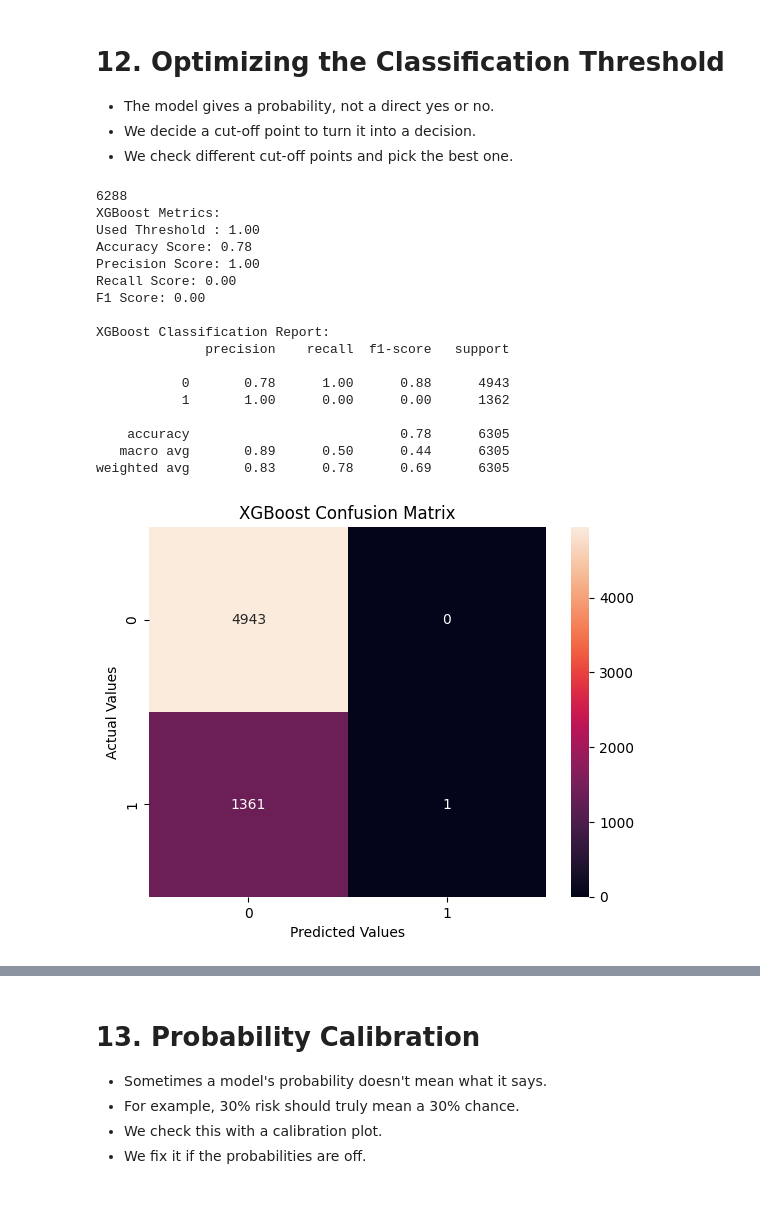
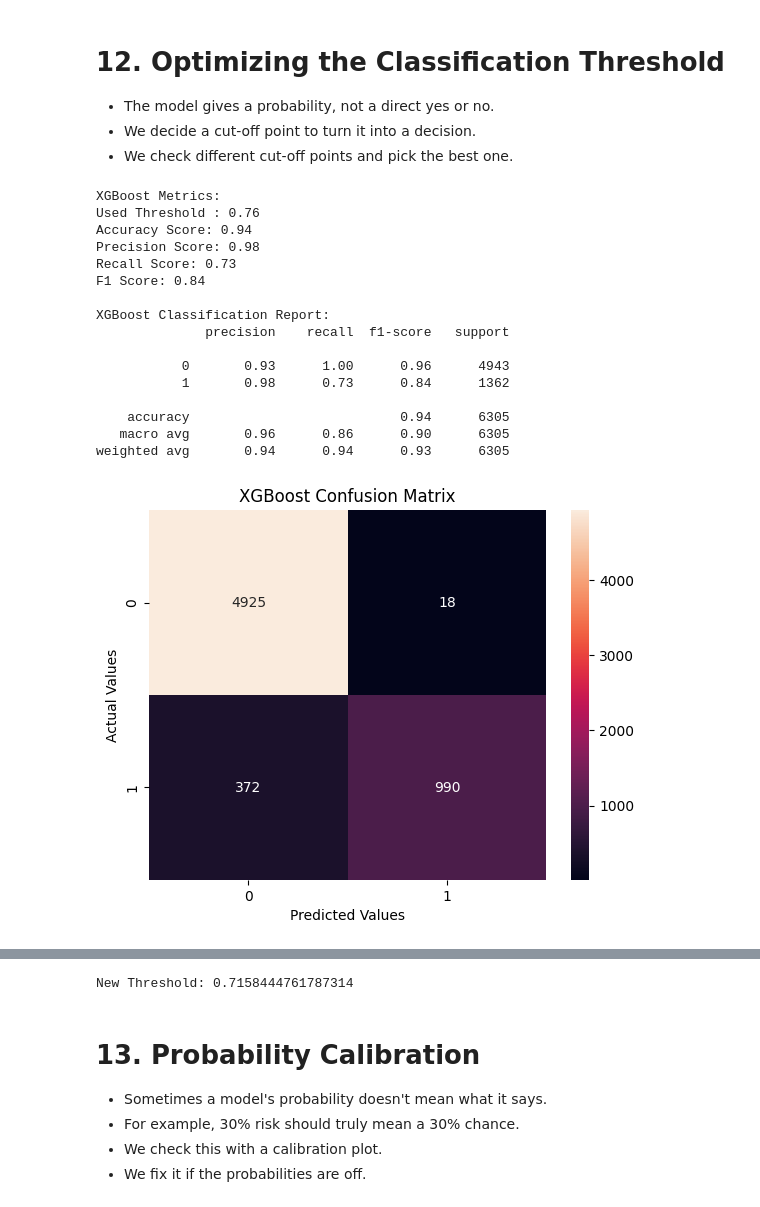
Before and after one commit to rudrascience/Credit_Risk_Analysis_and_Prediction, a Jupyter notebook: Credit_Risk_Assesment.ipynb, the cells around one changed output, grey strips where cells are left out. Saved outputs shown, nothing was run; the diff lists cells and outputs as text; code cells hidden in the pictures.

Commit message:
Jupyter Notebook for Assessment using ML

```diff
--- a/Credit_Risk_Assesment.ipynb
+++ b/Credit_Risk_Assesment.ipynb
@@ -715,44 +719,56 @@ weighted avg       0.92      0.92      0.92      6305
 * We decide a cut-off point to turn it into a decision.
 * We check different cut-off points and pick the best one.
 # %%
-# Get the probability of class 1 from XGBoost
-prob = xg_model.predict_proba(X_test)[:,1]
+# Get the prob. of class 1 from XGBoost
+prob = xg_model.predict_proba(X_test)[:, 1]
 
 # For each threshold calculate Precision and Recall
 precisions, recalls, thresholds = precision_recall_curve(y_test, prob)
-thresholds
 
-# F1 score for each threshold
-f1 = 2 * (precisions - recalls) / (precisions + recalls + 1e-9)
-f1
+# Calculate F1 score for each threshold (corrected '-' to '*')
+f1 = 2 * (precisions * recalls) / (precisions + recalls + 1e-9)
 
-# Get the threshold that produces the highest F1-score
+# Get the threshold that produces the highest f1-score
 best = np.argmax(f1[:-1])
-print(best)
 best_threshold = thresholds[best]
 
-# Evaluate the XGBoost model using the threshold
+# Restore the f1_score function import to fix the 'numpy.ndarray object is not callable' error
+from sklearn.metrics import f1_score
+
+# Evaluate the XGBoost model using that threshold.
 evaluate_model("XGBoost", xg_model, X_test, y_test, best_threshold)
 # %% [output]
-6288
 XGBoost Metrics:
-Used Threshold : 1.00
-Accuracy Score: 0.78
-Precision Score: 1.00
-Recall Score: 0.00
-F1 Score: 0.00
+Used Threshold : 0.76
+Accuracy Score: 0.94
+Precision Score: 0.98
+Recall Score: 0.73
+F1 Score: 0.84
 
 XGBoost Classification Report:
               precision    recall  f1-score   support
 
-           0       0.78      1.00      0.88      4943
-           1       1.00      0.00      0.00      1362
+           0       0.93      1.00      0.96      4943
+           1       0.98      0.73      0.84      1362
 
-    accuracy                           0.78      6305
-   macro avg       0.89      0.50      0.44      6305
-weighted avg       0.83      0.78      0.69      6305
+    accuracy                           0.94      6305
+   macro avg       0.96      0.86      0.90      6305
+weighted avg       0.94      0.94      0.93      6305
-[figure, old version]
+[figure, new version]
 [figure]
+# %%
+from sklearn.metrics import precision_recall_curve
+# 1. Get the probabilities from the CALIBRATED model, not the old xg_model
+calibrated_proba = calibrated_model.predict_proba(X_test)[:,1]
+
+# 2. Re-run the same threshold search, now on the correct probability scale
+precisions, recalls, thresholds = precision_recall_curve(y_test, calibrated_proba)
+f1_score = 2 * (precisions * recalls) / (precisions + recalls + 1e-9)
+best_threshold = thresholds[np.argmax(f1_score[:-1])]
+
+print("New Threshold:", best_threshold)
+# %% [output]
+New Threshold: 0.7158444761787314
 # %% [markdown]
 # 13. Probability Calibration
 * Sometimes a model's probability doesn't mean what it says.
```
Also changed, not shown: parts of 8 cells of this notebook.
